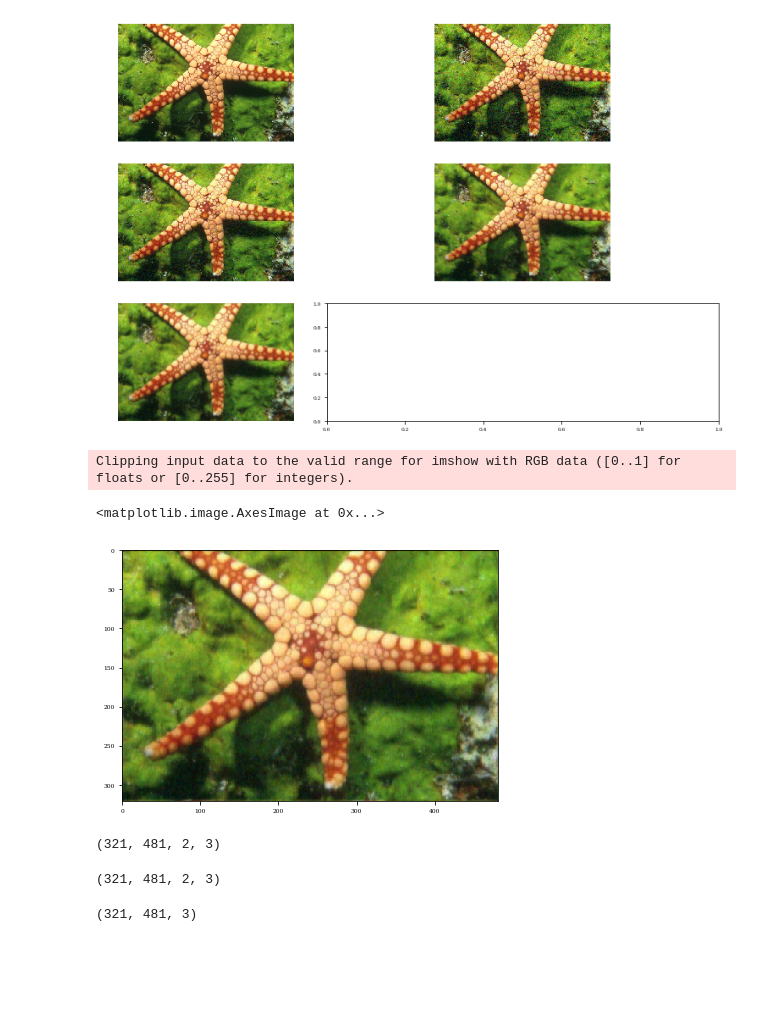
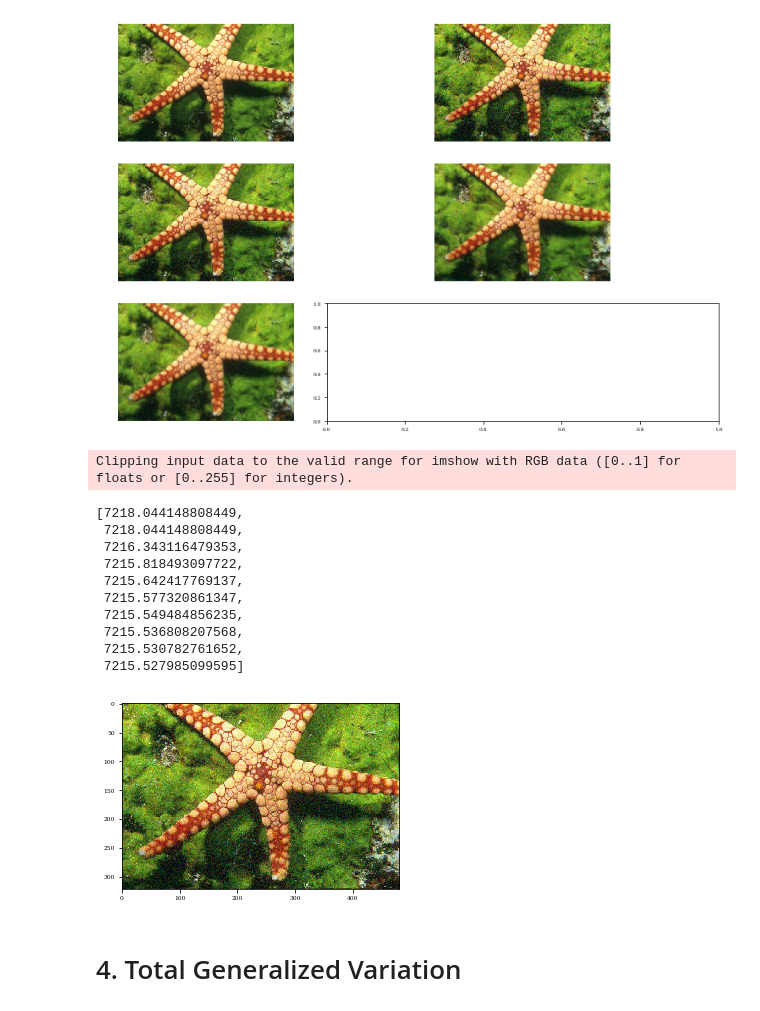
Before and after one commit to JayZhuUCSD/Projb, a Jupyter notebook: projectB.ipynb, the cells around one changed output. Drawn from its saved outputs; the diff is of its cells as text; code cells hidden in the pictures; blank space fills up the shorter version.

```diff
--- a/projectB.ipynb
+++ b/projectB.ipynb
@@ -217,4 +246,5 @@ softthresh(x, 5)
 array([-15,  -5,   0,   0,   0,   5,  15])
 # %%
 x = plt.imread('assets/starfish.png')
-xHatADMM = im.total_variation(y, sig, m=50, scheme='admm')
+sig = 20 / 255
+y = x + sig * np.random.randn(*x.shape)
@@ -238,0 +251,2 @@ iteration 49
+# %%
+xHatCP, e = im.total_variation(y, sig, m=10, scheme='cp', return_energy=True)
@@ -238,0 +332,9 @@ iteration 49
+# %%
+e.append(energy(H,x,y,tau))
+print('iteration %d' % i)
+zBar = z + k * G(v)
+z = zBar - softthresh(zBar, tau)
+xBar = x - gamma*G.adjoint(z)
+prevX = np.copy(x)
+x = H.gram_resolvent((xBar + (gamma*H.adjoint(y))), gamma)
+v = x + x - prevX
@@ -247,8 +366,18 @@ fig.show()
 # %% [output]
 [figure]
 # %%
-plt.imshow(xHatADMM)
+plt.imshow(xHatCP)
+e
 # %% [output]
 Clipping input data to the valid range for imshow with RGB data ([0..1] for floats or [0..255] for integers).
-<matplotlib.image.AxesImage at 0x...>
+[7218.044148808449,
+ 7218.044148808449,
+ 7216.343116479353,
+ 7215.818493097722,
+ 7215.642417769137,
+ 7215.577320861347,
+ 7215.549484856235,
+ 7215.536808207568,
+ 7215.530782761652,
+ 7215.527985099595]
-[figure, old version]
+[figure, new version]
@@ -273,12 +384,2 @@ dZ = dZ - z + zBar
-# %%
-z.shape
-# %% [output]
-(321, 481, 2, 3)
-# %%
-dZ.shape
-# %% [output]
-(321, 481, 2, 3)
-# %%
-np.sum(z-dZ, axis=2).shape
-# %% [output]
-(321, 481, 3)
+# %% [markdown]
+# 4. Total Generalized Variation
```
Also changed, not shown: parts of 40 cells of this notebook.
